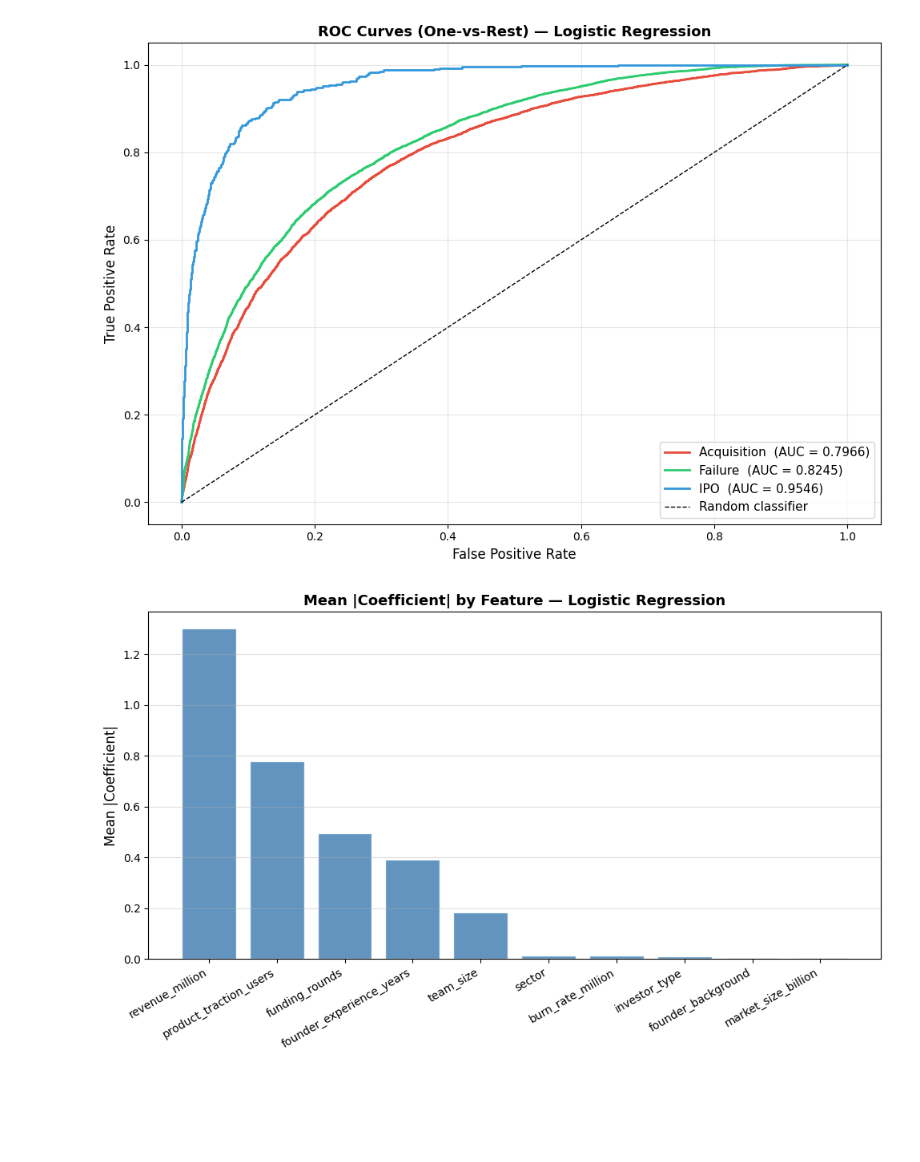
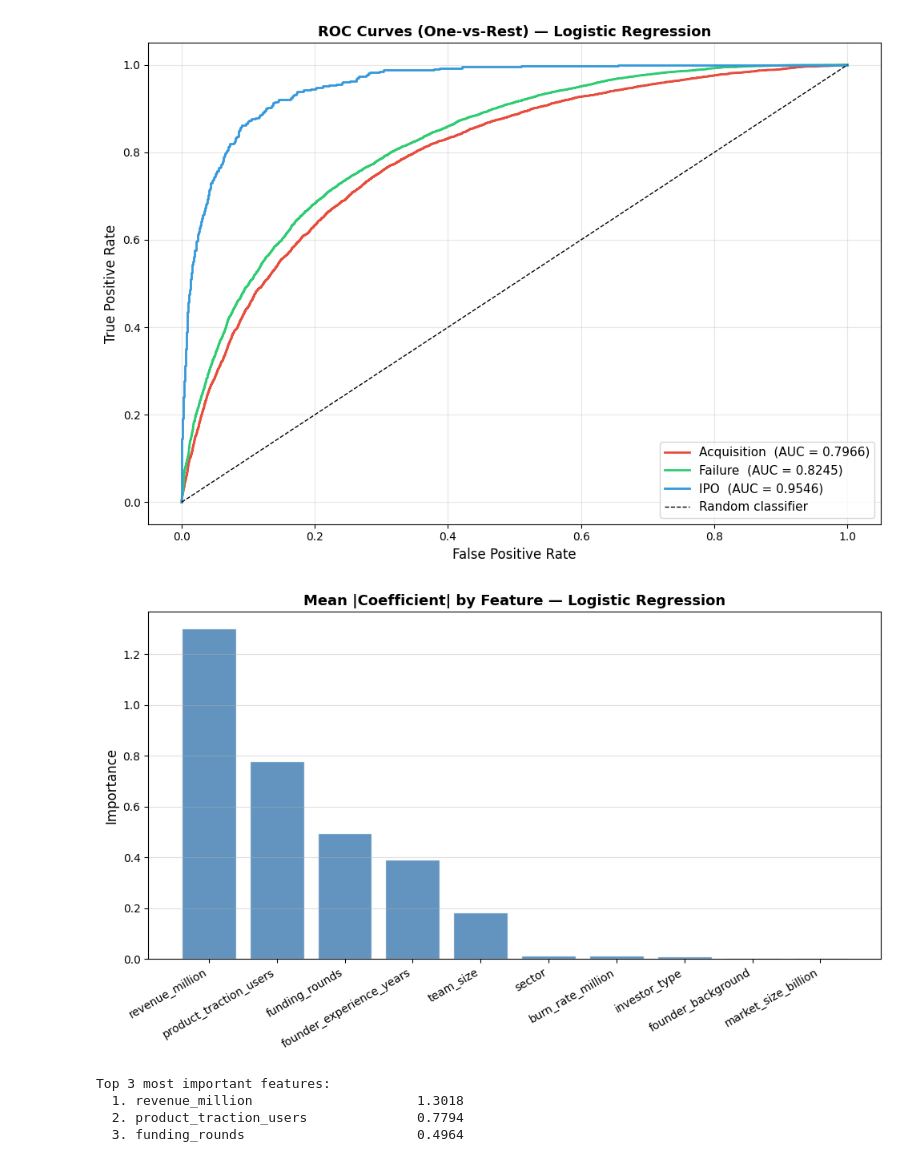
Before and after one commit to Clement-NI/Machine_learning_project_kaggle_start_up_success_data, a Jupyter notebook: scientificProject1/task.ipynb, the cells around one changed output. Cells and saved outputs as stored; diff of their text form; code cells hidden in the pictures; blank space fills up the shorter version.

```diff
--- a/scientificProject1/task.ipynb
+++ b/scientificProject1/task.ipynb
@@ -625,22 +569,18 @@ Metrics used (TD04):
 # %%
-# Compare tuned models by their GridSearchCV best score
-tuned_scores = {
-    'Logistic Regression': (lr_search.best_estimator_, lr_search.best_score_),
-    'Decision Tree'      : (dt_search.best_estimator_, dt_search.best_score_),
-}
-
-best_name     = max(tuned_scores, key=lambda k: tuned_scores[k][1])
-best_pipeline = tuned_scores[best_name][0]
+best_name     = max(tuned_results, key=lambda k: tuned_results[k][1])
+best_pipeline = tuned_results[best_name][0]
 
 print(f'Selected model : {best_name}')
-print(f'CV accuracy    : {tuned_scores[best_name][1]:.4f}')
+print(f'Best CV score  : {tuned_results[best_name][1]:.4f}')
 
-# Predict on the test set
-y_pred = best_pipeline.predict(X_test)
+# For LDA the pipeline is not yet fitted on the full training set
+if best_name == 'LDA':
+    best_pipeline.fit(X_train, y_train)
+
+y_pred   = best_pipeline.predict(X_test)
 test_acc = (y_pred == y_test).mean()
 print(f'Test accuracy  : {test_acc:.4f}')
 
-# Class order used by the fitted pipeline
 classes = best_pipeline.named_steps['classifier'].classes_.tolist()
 print(f'Classes order  : {classes}')
 # %% [output]
@@ -702,51 +639,48 @@ plt.show()
 # %% [output]
 [figure]
 # %%
-if hasattr(best_pipeline.named_steps['classifier'], 'feature_importances_'):
-    importances = best_pipeline.named_steps['classifier'].feature_importances_
+clf = best_pipeline.named_steps['classifier']
+
+if hasattr(clf, 'feature_importances_'):
+    importances  = clf.feature_importances_
     sorted_idx   = np.argsort(importances)[::-1]
     sorted_names = [feature_names_all[i] for i in sorted_idx]
     sorted_imp   = importances[sorted_idx]
+    title        = f'Feature Importances — {best_name}'
 
+elif hasattr(clf, 'coef_'):
+    mean_imp     = np.abs(clf.coef_).mean(axis=0)
+    sorted_idx   = np.argsort(mean_imp)[::-1]
+    sorted_names = [feature_names_all[i] for i in sorted_idx]
+    sorted_imp   = mean_imp[sorted_idx]
+    title        = f'Mean |Coefficient| by Feature — {best_name}'
+
+else:
+    sorted_names, sorted_imp, title = None, None, None
+
+if sorted_names is not None:
     fig, ax = plt.subplots(figsize=(10, 6))
     ax.bar(range(len(sorted_imp)), sorted_imp,
            color='steelblue', edgecolor='white', alpha=0.85)
     ax.set_xticks(range(len(sorted_names)))
     ax.set_xticklabels(sorted_names, rotation=30, ha='right', fontsize=10)
-    ax.set_title(f'Feature Importances — {best_name}',
-                 fontsize=13, fontweight='bold')
+    ax.set_title(title, fontsize=13, fontweight='bold')
     ax.set_ylabel('Importance', fontsize=12)
     ax.grid(axis='y', alpha=0.4)
     plt.tight_layout()
     plt.show()
 
     print('Top 3 most important features:')
     for i in range(min(3, len(sorted_names))):
         print(f'  {i+1}. {sorted_names[i]:35s} {sorted_imp[i]:.4f}')
-
-elif hasattr(best_pipeline.named_steps['classifier'], 'coef_'):
-    # Logistic Regression: show coefficient magnitudes per class
-    coef = np.abs(best_pipeline.named_steps['classifier'].coef_)
-    mean_imp = coef.mean(axis=0)
-    sorted_idx   = np.argsort(mean_imp)[::-1]
-    sorted_names = [feature_names_all[i] for i in sorted_idx]
-    sorted_imp   = mean_imp[sorted_idx]
-
-    fig, ax = plt.subplots(figsize=(10, 6))
-    ax.bar(range(len(sorted_imp)), sorted_imp,
-           color='steelblue', edgecolor='white', alpha=0.85)
-    ax.set_xticks(range(len(sorted_names)))
-    ax.set_xticklabels(sorted_names, rotation=30, ha='right', fontsize=10)
-    ax.set_title(f'Mean |Coefficient| by Feature — {best_name}',
-                 fontsize=13, fontweight='bold')
-    ax.set_ylabel('Mean |Coefficient|', fontsize=12)
-    ax.grid(axis='y', alpha=0.4)
-    plt.tight_layout()
-    plt.show()
 else:
     print(f'Feature importances not available for {best_name}.')
 # %% [output]
-[figure, old version]
+[figure, new version]
+Top 3 most important features:
+  1. revenue_million                     1.3018
+  2. product_traction_users              0.7794
+  3. funding_rounds                      0.4964
 # %% [markdown]
 ## Conclusion — Supervised Learning
 
```
Also changed, not shown: parts of 26 cells of this notebook.
